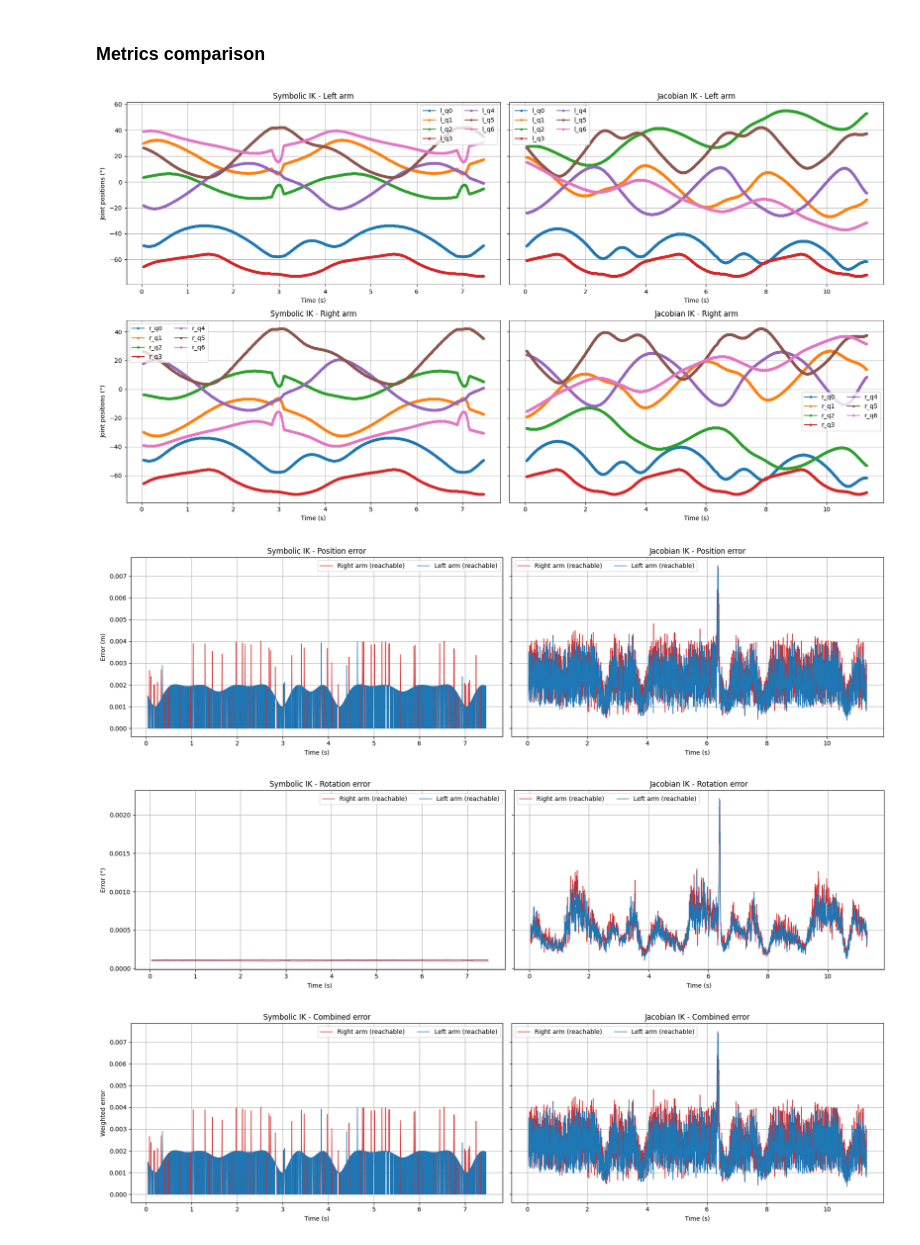
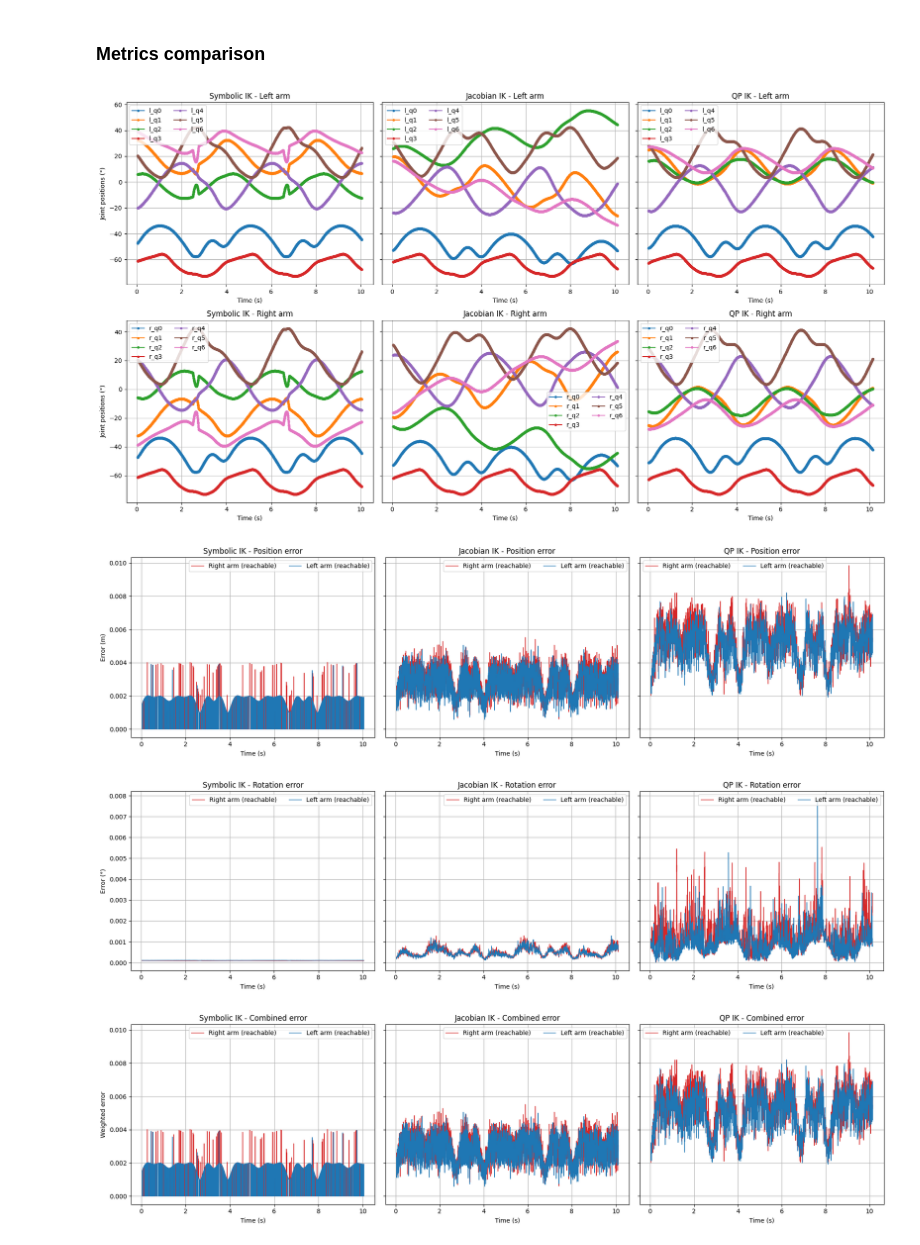
Before and after one commit to pollen-robotics/reachy2_qpik, a Jupyter notebook: src/example/metrics_teleop.ipynb, the cells around one changed output. Cells and saved outputs as stored; diff of their text form; code cells hidden in the pictures.

```diff
--- a/src/example/metrics_teleop.ipynb
+++ b/src/example/metrics_teleop.ipynb
@@ -505,7 +331,7 @@ test = "heart_live"
 paths = {
     "Symbolic IK": f"data/teleop/postprocessed/sym_{test}_postprocessed.csv",
     "Jacobian IK": f"data/teleop/postprocessed/num_{test}_postprocessed.csv",
-    # "QP IK": f"data/teleop/postprocessed/qp_{test}_postprocessed.csv",
+    "QP IK": f"data/teleop/postprocessed/qp_{test}_postprocessed.csv",
 }
 
 lambda_theta = 1e-6 / np.deg2rad(1) ** 2
@@ -516,19 +342,19 @@ for name, p in paths.items():
     df_tmp = compute_errors(df_tmp)
     dfs_dict[name] = df_tmp
 
-order = ["Symbolic IK", "Jacobian IK"]  # ,"QP IK"]
+order = ["Symbolic IK", "Jacobian IK", "QP IK"]
 dfs_list = [(dfs_dict[name], name) for name in order]
 
 
 for i, (df_tmp, title) in enumerate(dfs_list):
     dfs_list[i] = (compute_reachability_flags(df_tmp), title)
 # %%
-time_slice = slice(10, None)
+time_slice = slice(10, 2500)
 
 l_cols = [f"l_q{i}" for i in range(7)]
 r_cols = [f"r_q{i}" for i in range(7)]
 
-fig, axes = plt.subplots(2, 2, figsize=(18, 10), sharey="row")
+fig, axes = plt.subplots(2, 3, figsize=(18, 10), sharey="row")
 for idx, (df_tmp, title) in enumerate(dfs_list):
     for col in l_cols:
         if col in df_tmp.columns:
@@ -553,7 +379,7 @@ fig.tight_layout()
 plt.show()
 
 
-fig, axes = plt.subplots(1, 2, figsize=(18, 5), sharey=True)
+fig, axes = plt.subplots(1, 3, figsize=(18, 5), sharey=True)
 for idx, (df_tmp, title) in enumerate(dfs_list):
     sub = df_tmp.iloc[time_slice].reset_index(drop=True)
     t = sub["time"].to_numpy()
@@ -588,7 +414,7 @@ fig.tight_layout()
 plt.show()
 
 
-fig, axes = plt.subplots(1, 2, figsize=(18, 5), sharey=True)
+fig, axes = plt.subplots(1, 3, figsize=(18, 5), sharey=True)
 for idx, (df_tmp, title) in enumerate(dfs_list):
     sub = df_tmp.iloc[time_slice].reset_index(drop=True)
     t = sub["time"].to_numpy()
@@ -623,41 +449,41 @@ fig.tight_layout()
 plt.show()
 
 
-fig, axes = plt.subplots(1, 2, figsize=(18, 5), sharey=True)
+fig, axes = plt.subplots(1, 3, figsize=(18, 5), sharey=True)
 for idx, (df_tmp, title) in enumerate(dfs_list):
     sub = df_tmp.iloc[time_slice].reset_index(drop=True)
     t = sub["time"].to_numpy()
 
     comb_l = np.sqrt(sub["l_pos_err"].to_numpy() ** 2 + (lambda_theta * sub["l_rot_err"].to_numpy() ** 2))
     comb_r = np.sqrt(sub["r_pos_err"].to_numpy() ** 2 + (lambda_theta * sub["r_rot_err"].to_numpy() ** 2))
 
     unreachable_r = ~sub["r_reachable"].to_numpy(dtype=bool)
     unreachable_l = ~sub["l_reachable"].to_numpy(dtype=bool)
 
     r_reachable_only = np.where(unreachable_r, np.nan, comb_r)
     r_unreachable_only = np.where(unreachable_r, comb_r, np.nan)
 
     l_reachable_only = np.where(unreachable_l, np.nan, comb_l)
     l_unreachable_only = np.where(unreachable_l, comb_l, np.nan)
 
     axes[idx].plot(t, r_reachable_only, label="Right arm (reachable)", linestyle="-", linewidth=1, color="tab:red")
     if np.isfinite(r_unreachable_only).any():
         axes[idx].plot(t, r_unreachable_only, label="Right arm (unreachable)", linestyle="-", linewidth=1.5, color="darkorange")
 
     axes[idx].plot(t, l_reachable_only, label="Left arm (reachable)", linestyle="-", linewidth=1, color="tab:blue")
     if np.isfinite(l_unreachable_only).any():
         axes[idx].plot(t, l_unreachable_only, label="Left arm (unreachable)", linestyle="-", linewidth=1.5, color="deepskyblue")
 
     axes[idx].set_title(f"{title} - Combined error")
     axes[idx].set_xlabel("Time (s)")
     if idx == 0:
         axes[idx].set_ylabel("Weighted error")
     axes[idx].legend(ncol=2)
     axes[idx].grid(True)
 fig.tight_layout()
 plt.show()
 # %% [output]
-[figure, old version]
+[figure, new version]
-[figure, old version]
+[figure, new version]
-[figure, old version]
+[figure, new version]
-[figure, old version]
+[figure, new version]
```
Also changed, not shown: parts of 3 cells of this notebook, 19 other files.
